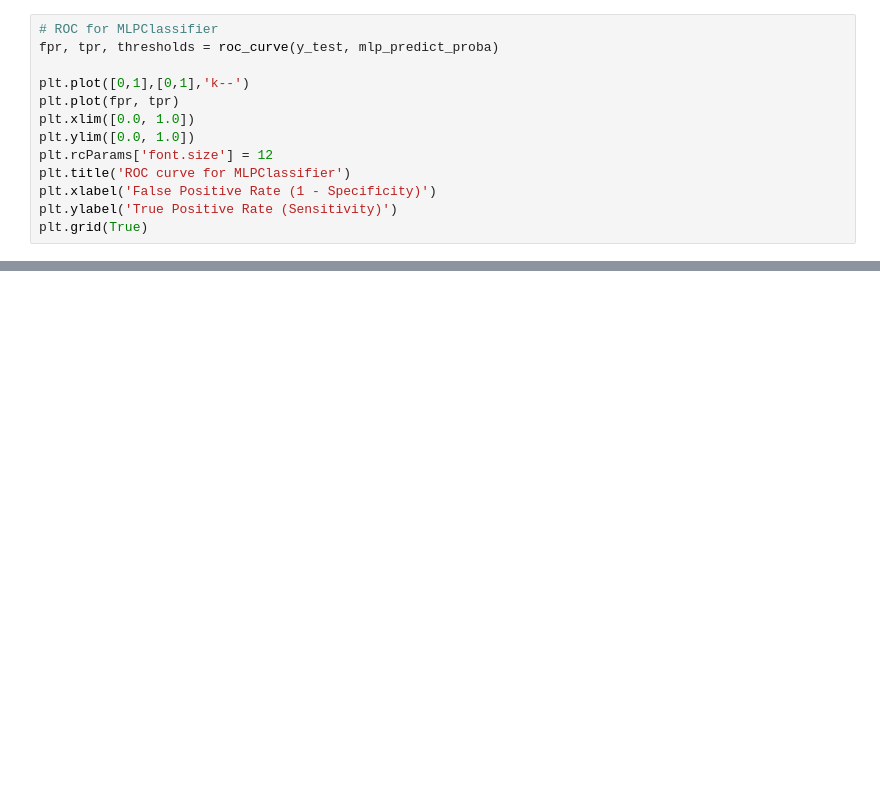
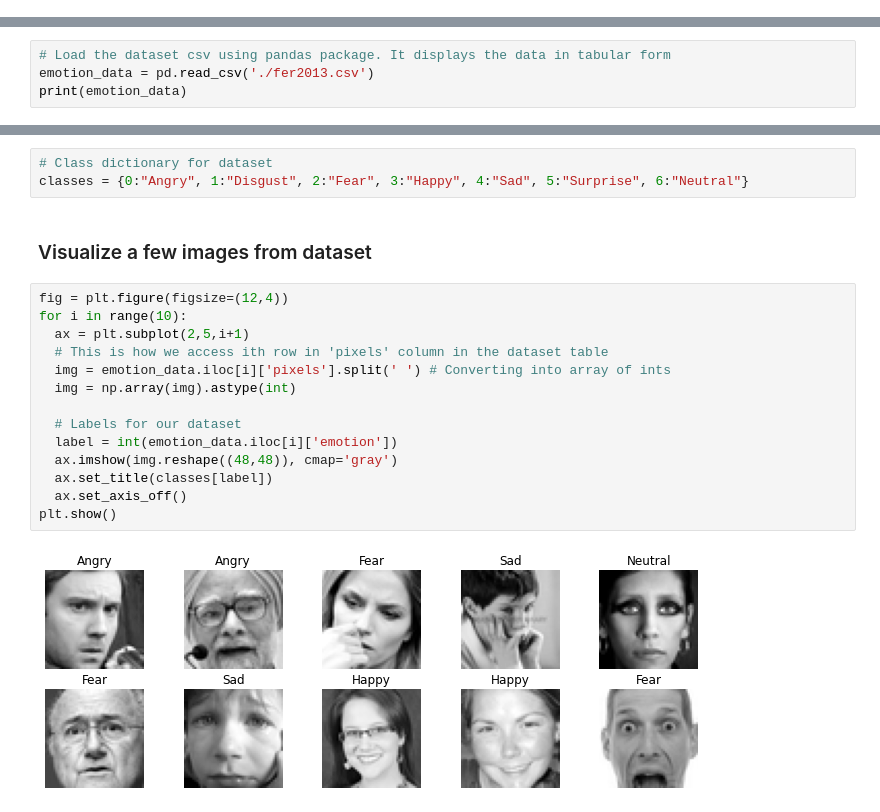
Before and after one commit to 5ury4pr454th/fmml-labs, a Jupyter notebook: Module9_Project_FMML20210108.ipynb, the cells around one changed output, grey strips where cells are left out. Saved outputs shown, nothing was run; the diff lists cells and outputs as text; blank space fills up the shorter version.

```diff
--- a/Module9_Project_FMML20210108.ipynb
+++ b/Module9_Project_FMML20210108.ipynb
@@ -331,13 +2,0 @@ sns.heatmap(
-# %%
-# ROC for MLPClassifier
-fpr, tpr, thresholds = roc_curve(y_test, mlp_predict_proba)
-
-plt.plot([0,1],[0,1],'k--')
-plt.plot(fpr, tpr)
-plt.xlim([0.0, 1.0])
-plt.ylim([0.0, 1.0])
-plt.rcParams['font.size'] = 12
-plt.title('ROC curve for MLPClassifier')
-plt.xlabel('False Positive Rate (1 - Specificity)')
-plt.ylabel('True Positive Rate (Sensitivity)')
-plt.grid(True)
@@ -390,0 +72,4 @@ After the application of data standardization and tuning the classifier paramete
+# %%
+# Load the dataset csv using pandas package. It displays the data in tabular form
+emotion_data = pd.read_csv('./fer2013.csv')
+print(emotion_data)
@@ -390,0 +91,21 @@ After the application of data standardization and tuning the classifier paramete
+# %%
+# Class dictionary for dataset
+classes = {0:"Angry", 1:"Disgust", 2:"Fear", 3:"Happy", 4:"Sad", 5:"Surprise", 6:"Neutral"}
+# %% [markdown]
+### Visualize a few images from dataset
+# %%
+fig = plt.figure(figsize=(12,4))
+for i in range(10):
+  ax = plt.subplot(2,5,i+1)
+  # This is how we access ith row in 'pixels' column in the dataset table
+  img = emotion_data.iloc[i]['pixels'].split(' ') # Converting into array of ints
+  img = np.array(img).astype(int)
+
+  # Labels for our dataset
+  label = int(emotion_data.iloc[i]['emotion'])
+  ax.imshow(img.reshape((48,48)), cmap='gray')
+  ax.set_title(classes[label])
+  ax.set_axis_off()
+plt.show()
+# %% [output]
+[figure, added]
```
Also changed, not shown: parts of 73 cells of this notebook.
